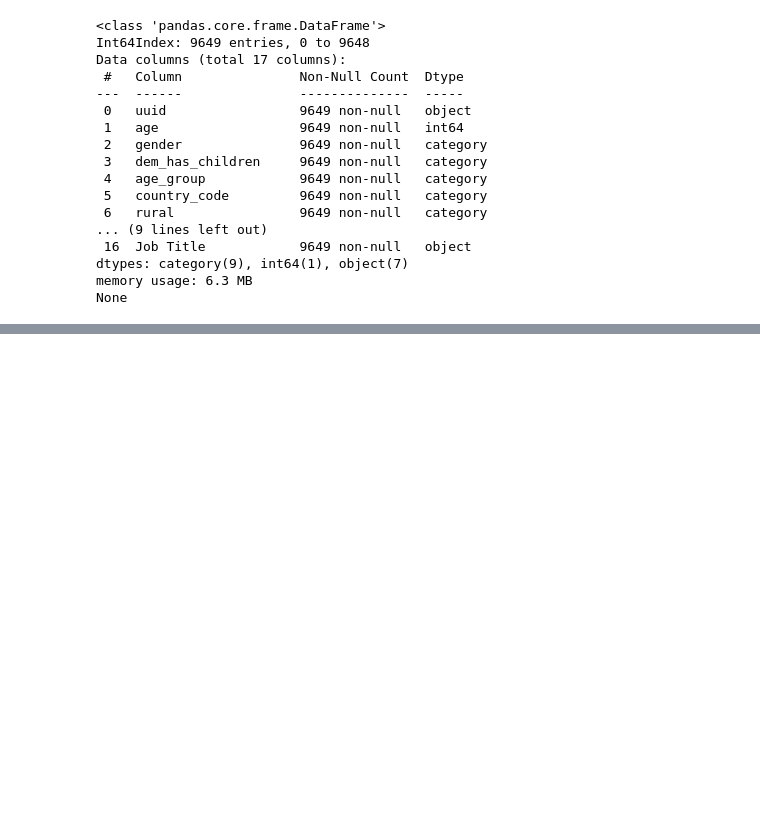
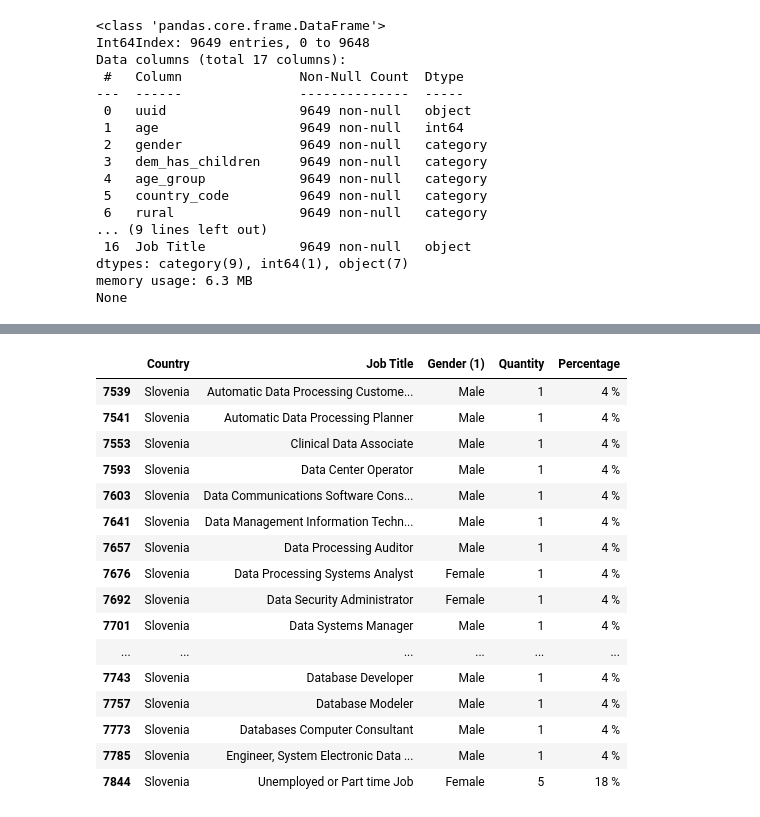
Before and after one commit to carpiero/Data_Pipeline_Jobs_Survey, a Jupyter notebook: notebooks/data_cleaning06.ipynb, the cells around one changed output, grey strips where cells are left out. Cells and saved outputs as stored; diff of their text form; code cells hidden in the pictures; blank space fills up the shorter version.

```diff
--- a/notebooks/data_cleaning06.ipynb
+++ b/notebooks/data_cleaning06.ipynb
@@ -32,0 +179,8 @@ d
+# %%
+list_country=final_table['Country'].unique().tolist()
+final_table['Total Active']= 0
+for x in list_country:
+    final_table.loc[final_table['Country']==x,'Total Active']=\
+     final_table.loc[final_table['Country'].str.contains(x),'Quantity'].sum()
+
+final_table
@@ -32,0 +201,9 @@ d
+# %%
+
+final_table['Percentage']= np.where(final_table['Quantity']==0,  12345.12345,
+                                    round(final_table['Quantity']/final_table['Total Active']*100))
+
+final_table['Percentage']=np.where(final_table['Percentage']==12345.12345,
+                                  'Does not apply',final_table['Percentage'].apply(lambda x: f'{int(x)} %'))
+
+final_table['Percentage']=final_table['Percentage'].str.replace(r'0 %','less than 1 %')
@@ -32,0 +226,4 @@ d
+# %%
+final_table['Gender (1)']=final_table['gender']
+# %%
+final_table_end=final_table[['Country','Job Title','Gender (1)','Quantity','Percentage']]
@@ -32,0 +246,20 @@ d
+# %%
+final_table_end.loc[final_table_end['Country'].str.contains('Slovenia')&final_table_end['Quantity']>0]
+# %% [output]
+|  | Country | Job Title | Gender (1) | Quantity | Percentage |
+| 7539 | Slovenia | Automatic Data Processing Custome... | Male | 1 | 4 % |
+| 7541 | Slovenia | Automatic Data Processing Planner | Male | 1 | 4 % |
+| 7553 | Slovenia | Clinical Data Associate | Male | 1 | 4 % |
+| 7593 | Slovenia | Data Center Operator | Male | 1 | 4 % |
+| 7603 | Slovenia | Data Communications Software Cons... | Male | 1 | 4 % |
+| 7641 | Slovenia | Data Management Information Techn... | Male | 1 | 4 % |
+| 7657 | Slovenia | Data Processing Auditor | Male | 1 | 4 % |
+| 7676 | Slovenia | Data Processing Systems Analyst | Female | 1 | 4 % |
+| 7692 | Slovenia | Data Security Administrator | Female | 1 | 4 % |
+| 7701 | Slovenia | Data Systems Manager | Male | 1 | 4 % |
+| ... | ... | ... | ... | ... | ... |
+| 7743 | Slovenia | Database Developer | Male | 1 | 4 % |
+| 7757 | Slovenia | Database Modeler | Male | 1 | 4 % |
+| 7773 | Slovenia | Databases Computer Consultant | Male | 1 | 4 % |
+| 7785 | Slovenia | Engineer, System Electronic Data ... | Male | 1 | 4 % |
+| 7844 | Slovenia | Unemployed or Part time Job | Female | 5 | 18 % |
```
Also changed, not shown: parts of 22 cells of this notebook.
